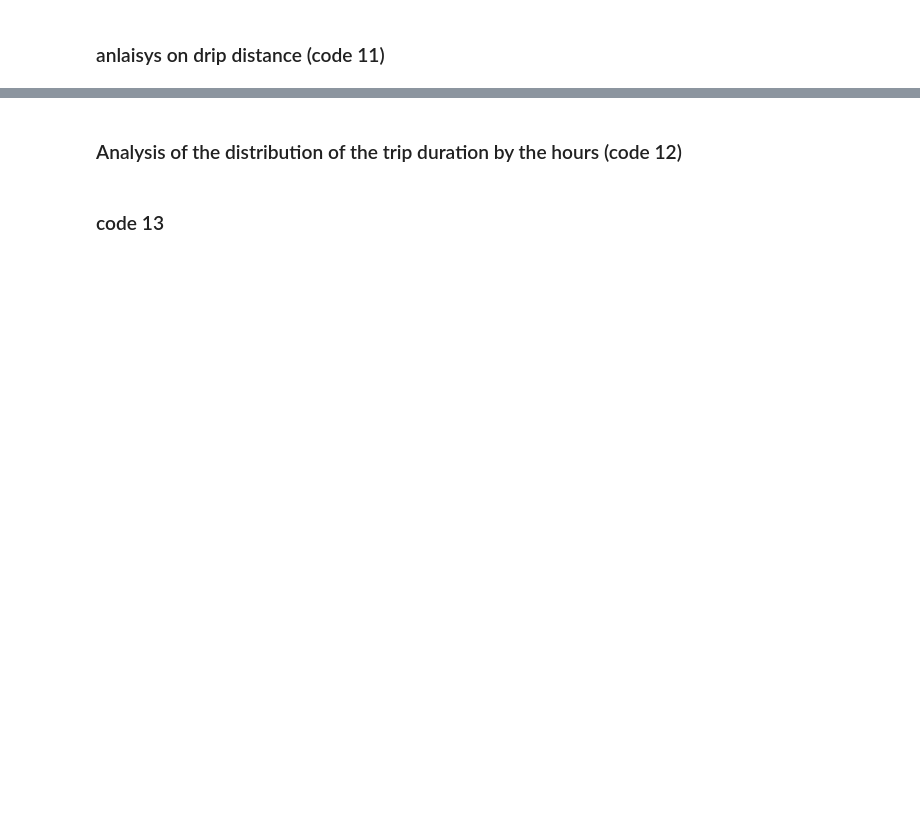
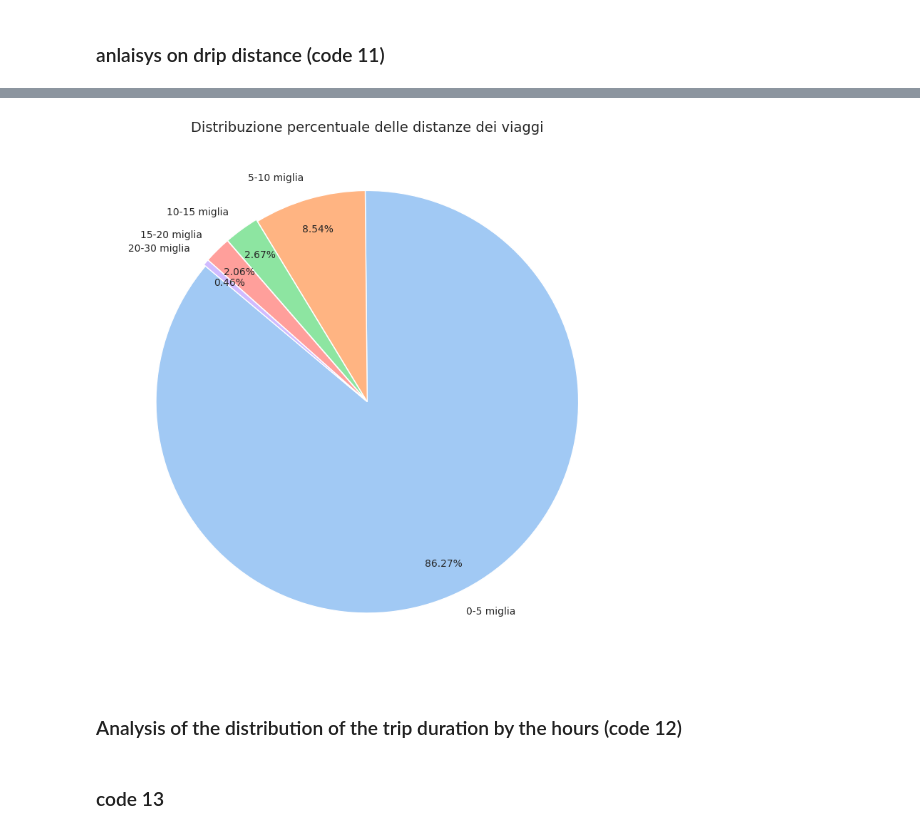
Before and after one commit to NicolaPicciafuoco/time-series-analysis, a Jupyter notebook: code/dataset_taxy_NYC/descriptive_analysis.ipynb, the cells around one changed output, grey strips where cells are left out. Drawn from its saved outputs; the diff is of its cells as text; code cells hidden in the pictures; blank space fills up the shorter version.

```diff
--- a/code/dataset_taxy_NYC/descriptive_analysis.ipynb
+++ b/code/dataset_taxy_NYC/descriptive_analysis.ipynb
@@ -553,3 +454,37 @@ plt.show()
+# %%
+# Classify trip distances into categories
+bins = [0,5, 10,15, 20, 30]
+labels = ['0-5 miglia', '5-10 miglia', '10-15 miglia', '15-20 miglia', '20-30 miglia']
+df_total_filtered.loc[:, 'Range'] = pd.cut(df_total_filtered['trip_distance'], bins=bins, labels=labels, right=False)
+
+# Calculate the count for each range
+trip_counts = df_total_filtered['Range'].value_counts()
+
+# Create an explode array to emphasize small slices
+explode = [0.01 if value / trip_counts.sum() < 0.05 else 0 for value in trip_counts]
+
+# Plot the pie chart
+plt.figure(figsize=(10, 8))
+wedges, texts, autotexts = plt.pie(
+    trip_counts,
+    labels=trip_counts.index,
+    autopct='%.2f%%',
+    startangle=140,
+    colors=sns.color_palette("pastel"),
+    explode=explode,  # Emphasize small slices
+    pctdistance=0.85  # Adjust the position of percentage labels
+)
+
+# Improve text readability
+for text in texts + autotexts:
+    text.set_fontsize(10)
+
+# Add lines connecting labels to small slices
+plt.title("Distribuzione percentuale delle distanze dei viaggi", fontsize=14)
+plt.tight_layout()
+plt.show()
+# %% [output]
+[figure, added]
 # %% [markdown]
 ### Analysis of the distribution of the trip duration by the hours (code 12)
 # %%
```
Also changed, not shown: parts of 11 cells of this notebook, 3 other files.
